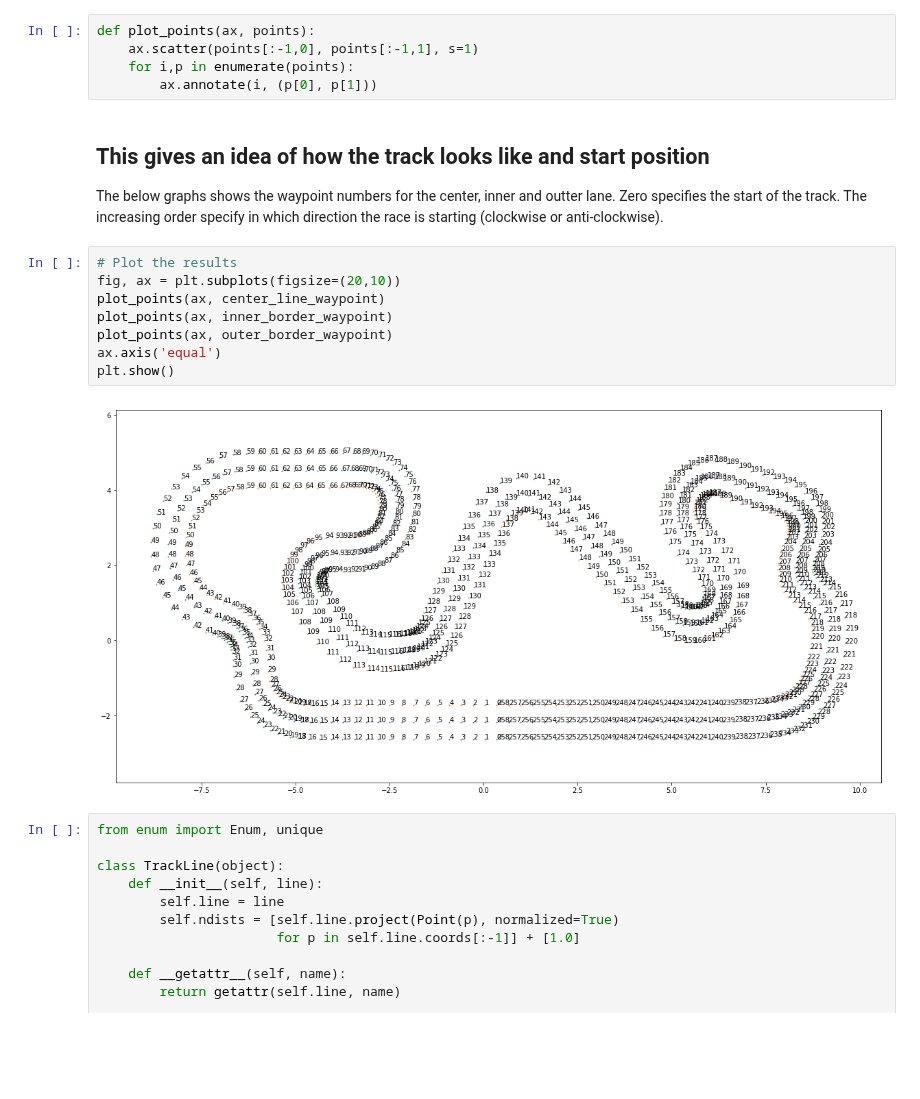
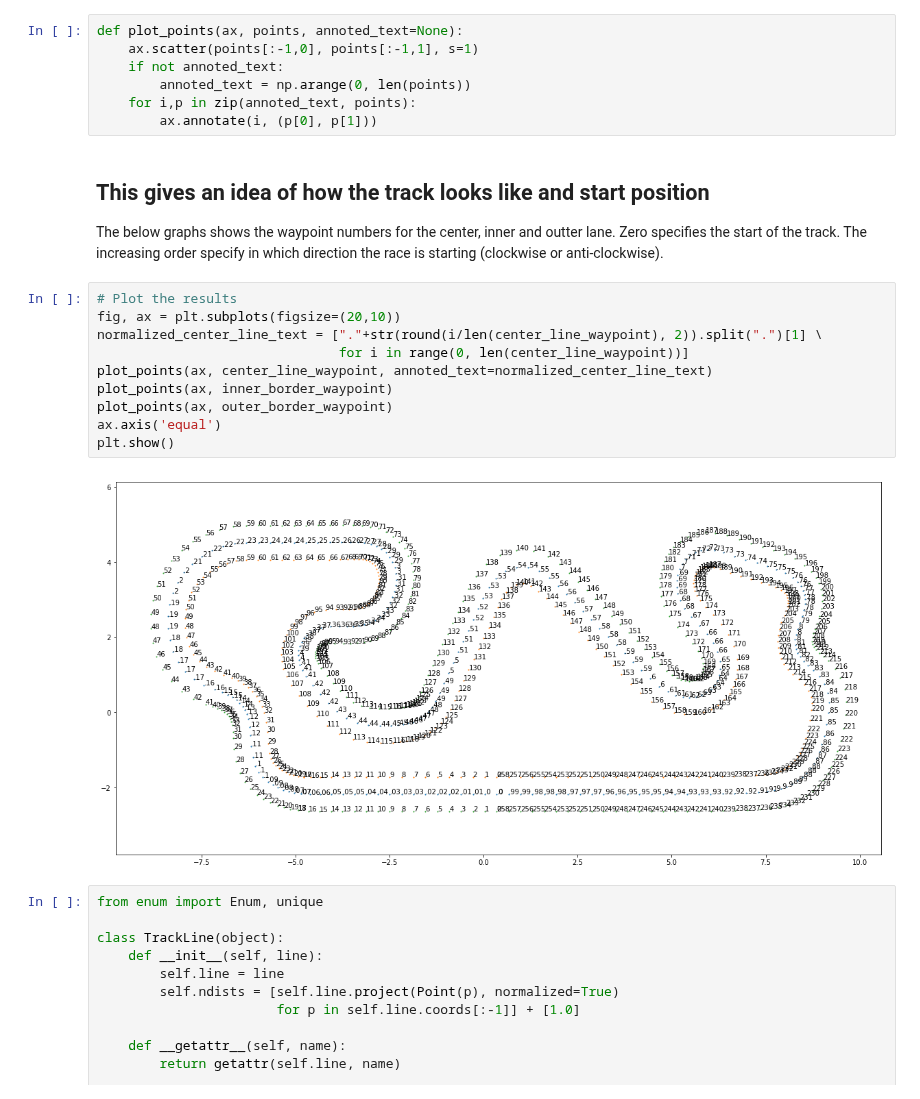
Before and after one commit to aws-solutions-library-samples/guidance-for-training-an-aws-deepracer-model-using-amazon-sagemaker, a Jupyter notebook: log-analysis/DeepRacerTrackObstacleConfiguration.ipynb, the cells around one changed output. Saved outputs shown, nothing was run; the diff lists cells and outputs as text; blank space fills up the shorter version.

```diff
--- a/log-analysis/DeepRacerTrackObstacleConfiguration.ipynb
+++ b/log-analysis/DeepRacerTrackObstacleConfiguration.ipynb
@@ -36,9 +36,11 @@ center_line_waypoint = waypoints[:,0:2]
 inner_border_waypoint = waypoints[:,2:4]
 outer_border_waypoint = waypoints[:,4:6]
 # %%
-def plot_points(ax, points):
+def plot_points(ax, points, annoted_text=None):
     ax.scatter(points[:-1,0], points[:-1,1], s=1)
-    for i,p in enumerate(points):
+    if not annoted_text:
+        annoted_text = np.arange(0, len(points))
+    for i,p in zip(annoted_text, points):
         ax.annotate(i, (p[0], p[1]))
 # %% [markdown]
 ## This gives an idea of how the track looks like and start position
@@ -46,13 +48,15 @@ The below graphs shows the waypoint numbers for the center, inner and outter lan
 # %%
 # Plot the results
 fig, ax = plt.subplots(figsize=(20,10))
-plot_points(ax, center_line_waypoint)
+normalized_center_line_text = ["."+str(round(i/len(center_line_waypoint), 2)).split(".")[1] \
+                               for i in range(0, len(center_line_waypoint))]
+plot_points(ax, center_line_waypoint, annoted_text=normalized_center_line_text)
 plot_points(ax, inner_border_waypoint)
 plot_points(ax, outer_border_waypoint)
 ax.axis('equal')
 plt.show()
 # %% [output]
-[figure, old version]
+[figure, new version]
 # %%
 from enum import Enum, unique
 
```
Also changed, not shown: parts of 2 cells of this notebook.
